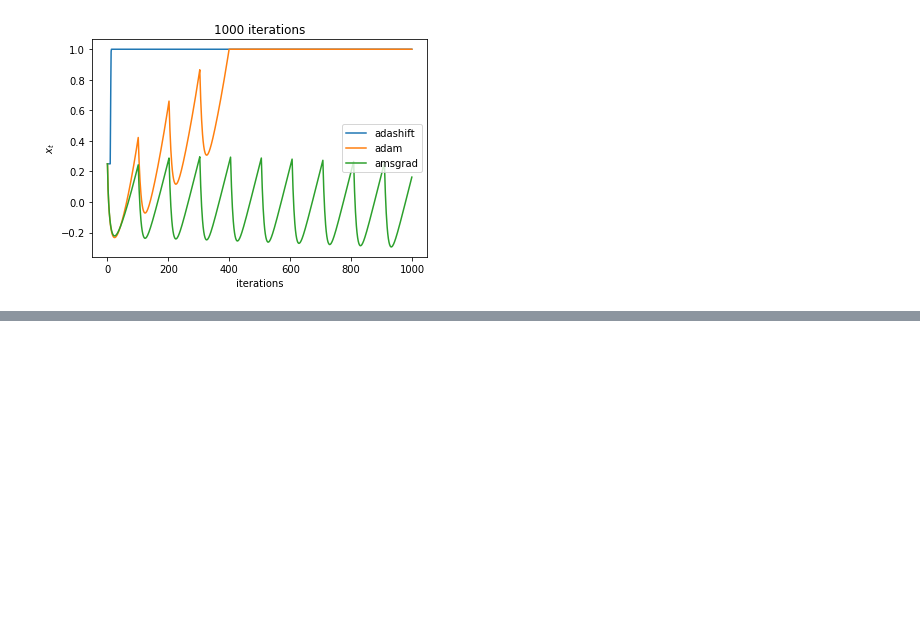
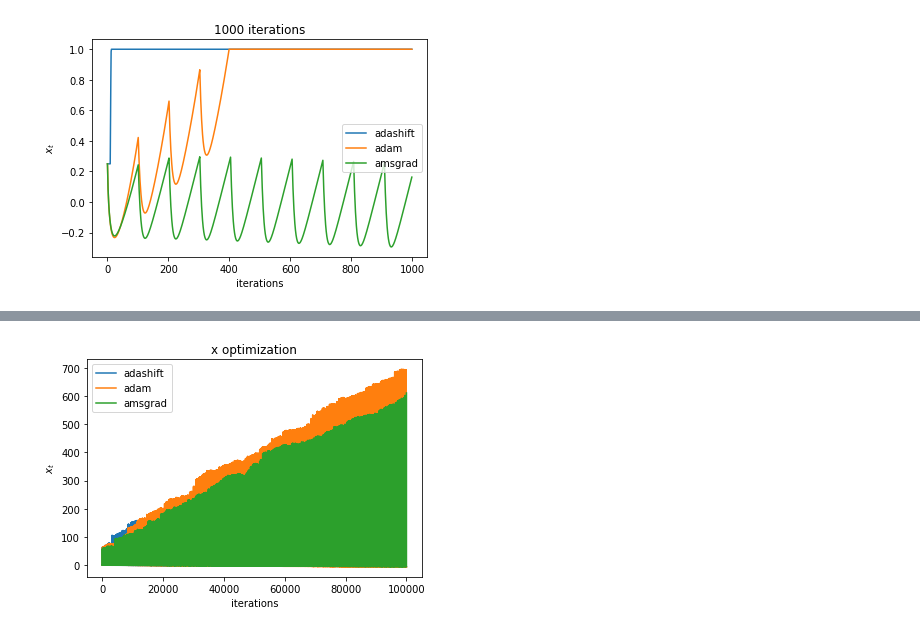
Before and after one commit to mknbv/adashift, a Jupyter notebook: Adam_problem.ipynb, the cells around one changed output, grey strips where cells are left out. Saved outputs shown, nothing was run; the diff lists cells and outputs as text; code cells hidden in the pictures; blank space fills up the shorter version.

```diff
--- a/Adam_problem.ipynb
+++ b/Adam_problem.ipynb
@@ -171,0 +276,11 @@ plt.show()
+# %%
+plt.title("x optimization")
+plt.plot(adashift_loss_history, label='adashift')
+plt.plot(loss_history,label='adam')
+plt.plot(ams_loss_history, label='amsgrad')
+plt.legend()
+plt.xlabel("iterations")
+plt.ylabel(r"$x_t$")
+plt.show()
+# %% [output]
+[figure, added]
```
Also changed, not shown: parts of 9 cells of this notebook.
